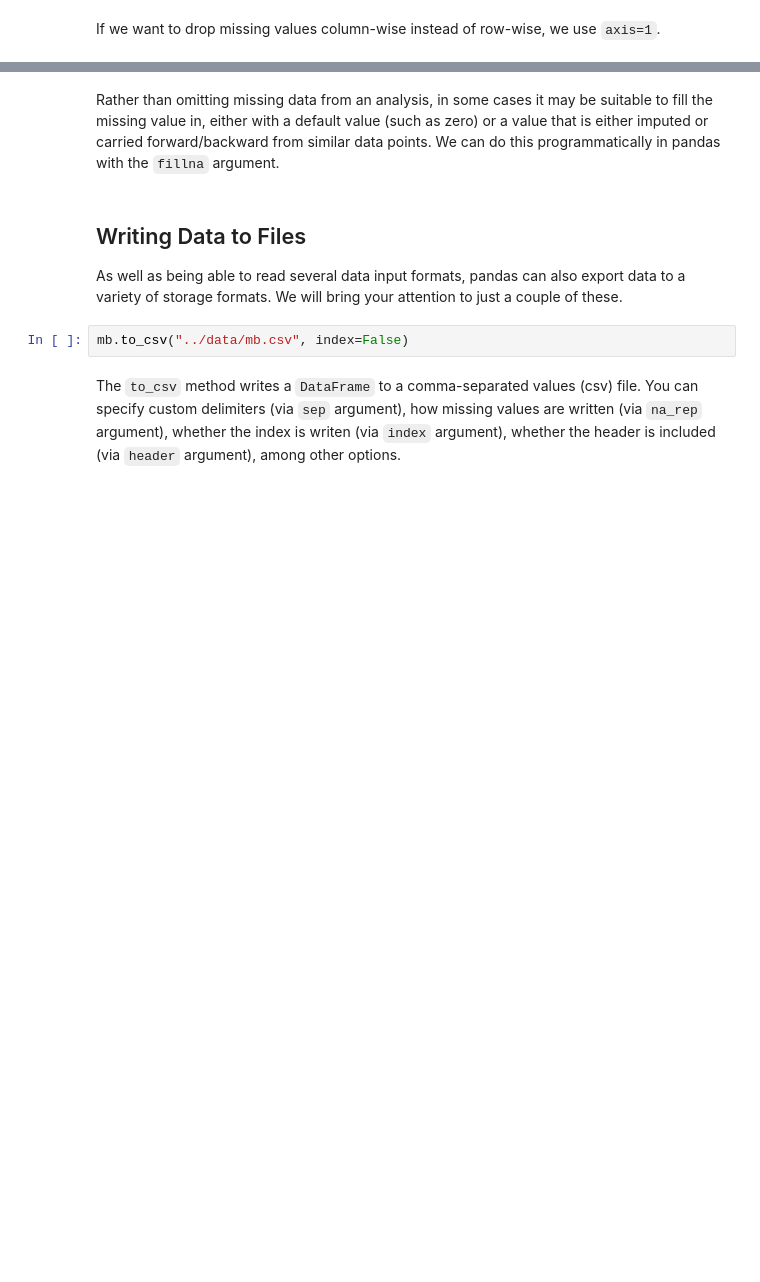
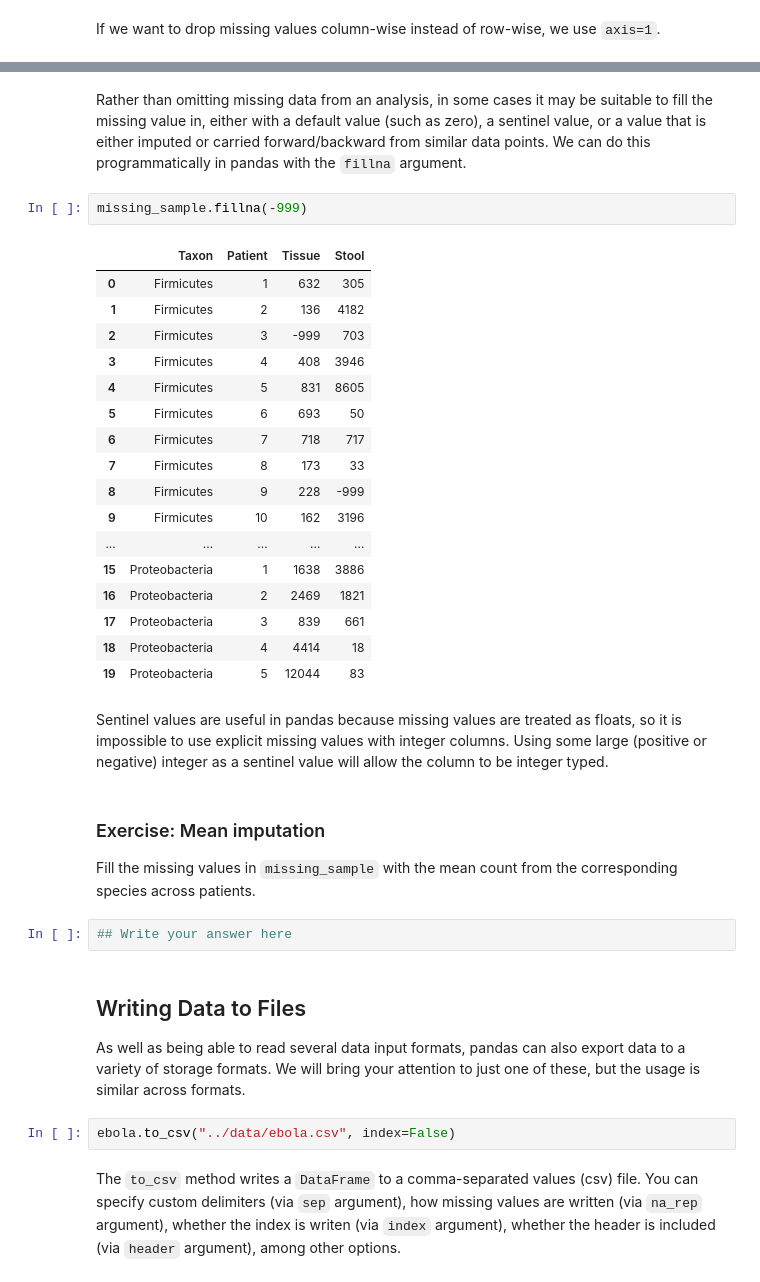
Before and after one commit to fonnesbeck/scipy2015_tutorial, a Jupyter notebook: notebooks/1. Data Preparation.ipynb, the cells around one changed output, grey strips where cells are left out. Saved outputs shown, nothing was run; the diff lists cells and outputs as text; blank space fills up the shorter version.

```diff
--- a/notebooks/1. Data Preparation.ipynb
+++ b/notebooks/1. Data Preparation.ipynb
@@ -1112,10 +1272,38 @@ If we want to drop missing values column-wise instead of row-wise, we use `axis=
 # %% [markdown]
-Rather than omitting missing data from an analysis, in some cases it may be suitable to fill the missing value in, either with a default value (such as zero) or a value that is either imputed or carried forward/backward from similar data points. We can do this programmatically in pandas with the `fillna` argument.
+Rather than omitting missing data from an analysis, in some cases it may be suitable to fill the missing value in, either with a default value (such as zero), a sentinel value, or a value that is either imputed or carried forward/backward from similar data points. We can do this programmatically in pandas with the `fillna` argument.
+# %%
+missing_sample.fillna(-999)
+# %% [output]
+|  | Taxon | Patient | Tissue | Stool |
+| 0 | Firmicutes | 1 | 632 | 305 |
+| 1 | Firmicutes | 2 | 136 | 4182 |
+| 2 | Firmicutes | 3 | -999 | 703 |
+| 3 | Firmicutes | 4 | 408 | 3946 |
+| 4 | Firmicutes | 5 | 831 | 8605 |
+| 5 | Firmicutes | 6 | 693 | 50 |
+| 6 | Firmicutes | 7 | 718 | 717 |
+| 7 | Firmicutes | 8 | 173 | 33 |
+| 8 | Firmicutes | 9 | 228 | -999 |
+| 9 | Firmicutes | 10 | 162 | 3196 |
+| ... | ... | ... | ... | ... |
+| 15 | Proteobacteria | 1 | 1638 | 3886 |
+| 16 | Proteobacteria | 2 | 2469 | 1821 |
+| 17 | Proteobacteria | 3 | 839 | 661 |
+| 18 | Proteobacteria | 4 | 4414 | 18 |
+| 19 | Proteobacteria | 5 | 12044 | 83 |
+# %% [markdown]
+Sentinel values are useful in pandas because missing values are treated as floats, so it is impossible to use explicit missing values with integer columns. Using some large (positive or negative) integer as a sentinel value will allow the column to be integer typed.
+# %% [markdown]
+### Exercise: Mean imputation
+
+Fill the missing values in `missing_sample` with the mean count from the corresponding species across patients.
+# %%
+## Write your answer here
 # %% [markdown]
 ## Writing Data to Files
 
-As well as being able to read several data input formats, pandas can also export data to a variety of storage formats. We will bring your attention to just a couple of these.
+As well as being able to read several data input formats, pandas can also export data to a variety of storage formats. We will bring your attention to just one of these, but the usage is similar across formats.
 # %%
-mb.to_csv("../data/mb.csv", index=False)
+ebola.to_csv("../data/ebola.csv", index=False)
 # %% [markdown]
 The `to_csv` method writes a `DataFrame` to a comma-separated values (csv) file. You can specify custom delimiters (via `sep` argument), how missing values are written (via `na_rep` argument), whether the index is writen (via `index` argument), whether the header is included (via `header` argument), among other options.
```
Also changed, not shown: parts of 92 cells of this notebook.
